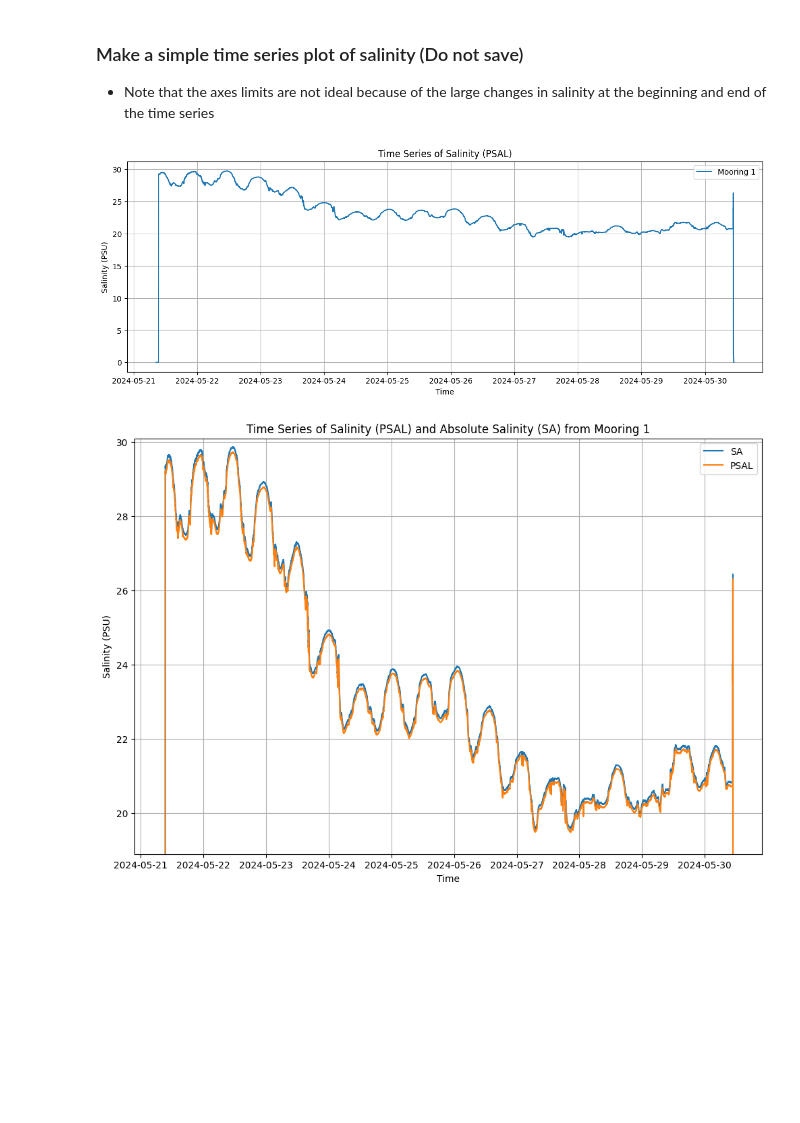
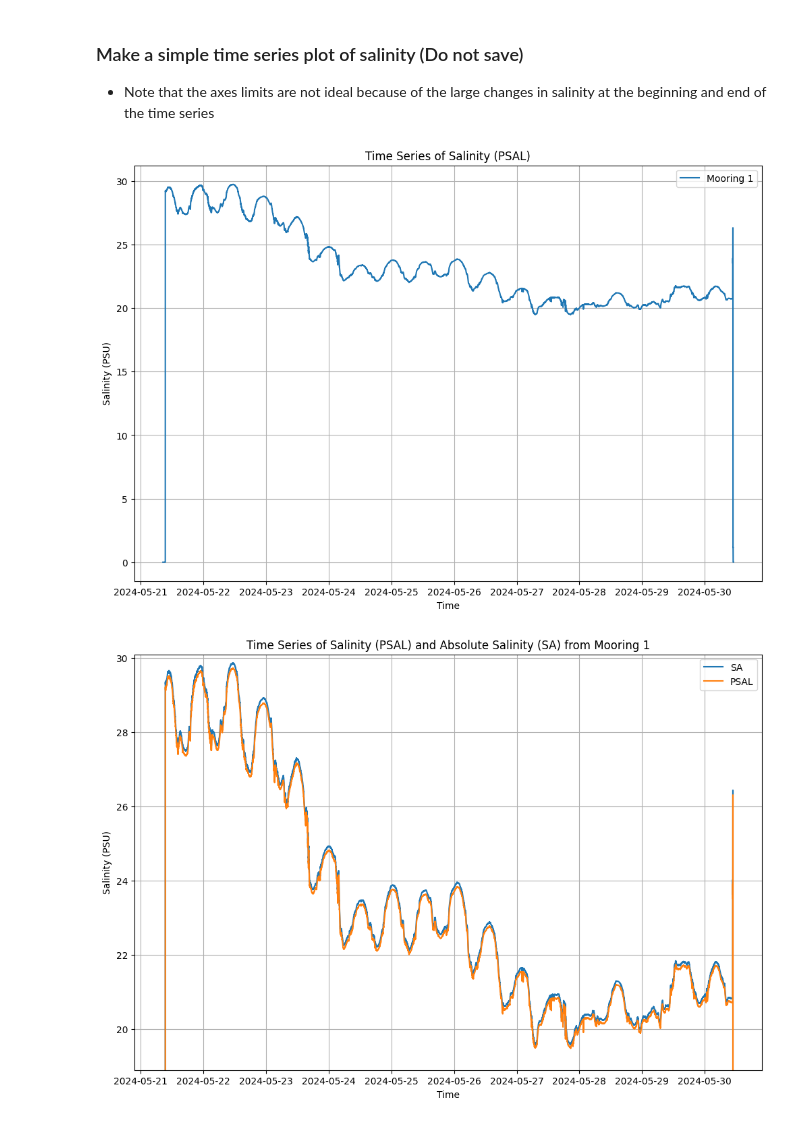
Before and after one commit to ifmeo-courses/messfern-3-time-series-momo23574, a Jupyter notebook: src/assignment.ipynb, the cells around one changed output. Drawn from its saved outputs; the diff is of its cells as text; code cells hidden in the pictures; blank space fills up the shorter version.

```diff
--- a/src/assignment.ipynb
+++ b/src/assignment.ipynb
@@ -91,17 +91,17 @@ ctd_data = xr.open_dataset(inputfile)
 - Note that the axes limits are not ideal because of the large changes in salinity at the beginning and end of the time series
 # %%
 # Plot the time series of PSAL
-plt.figure(figsize=(15, 5))
+plt.figure(figsize=(12, 8))
 plt.plot(ctd_data.time, ctd_data.PSAL, label=f'Mooring 1')
 
 plt.xlabel('Time')
 plt.ylabel('Salinity (PSU)')
 plt.title('Time Series of Salinity (PSAL)')
 plt.legend()
 plt.grid(True)
 plt.show()
 # %% [output]
-[figure, old version]
+[figure, new version]
 # %%
 # Compute SA from PSAL and CT from TEMP
 ctd_data['SA'] = gsw.SA_from_SP(
```
Also changed, not shown: parts of 3 cells of this notebook, 1 other file.
